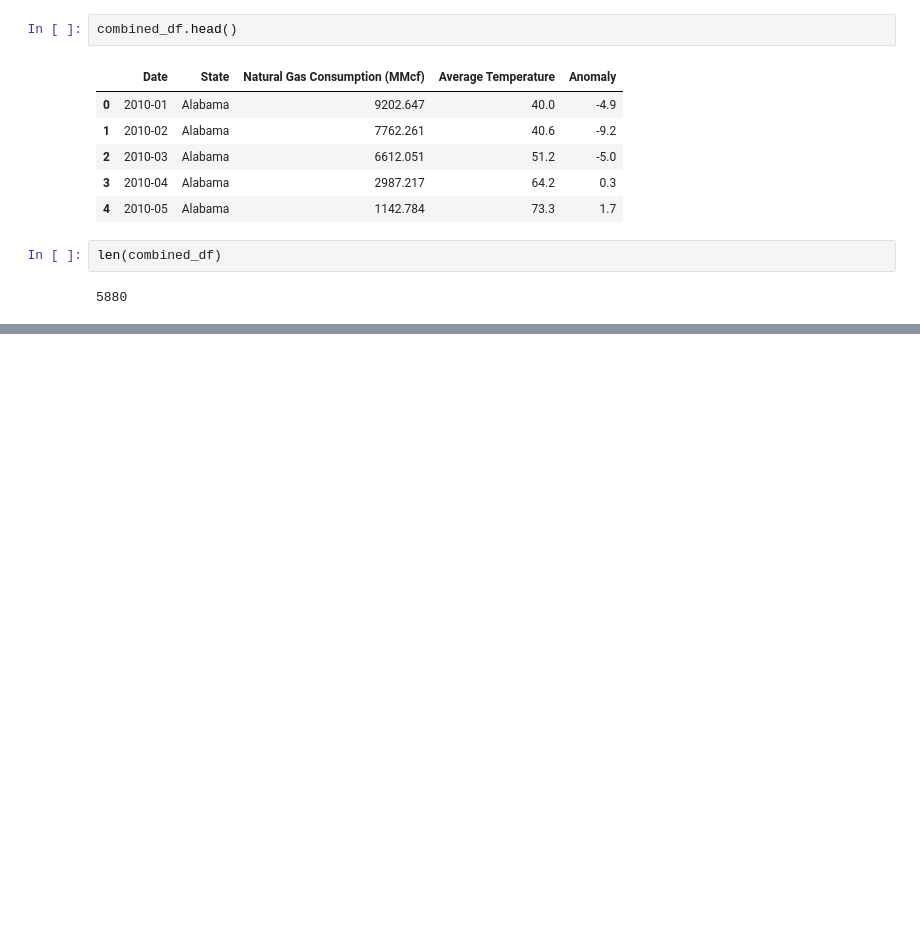
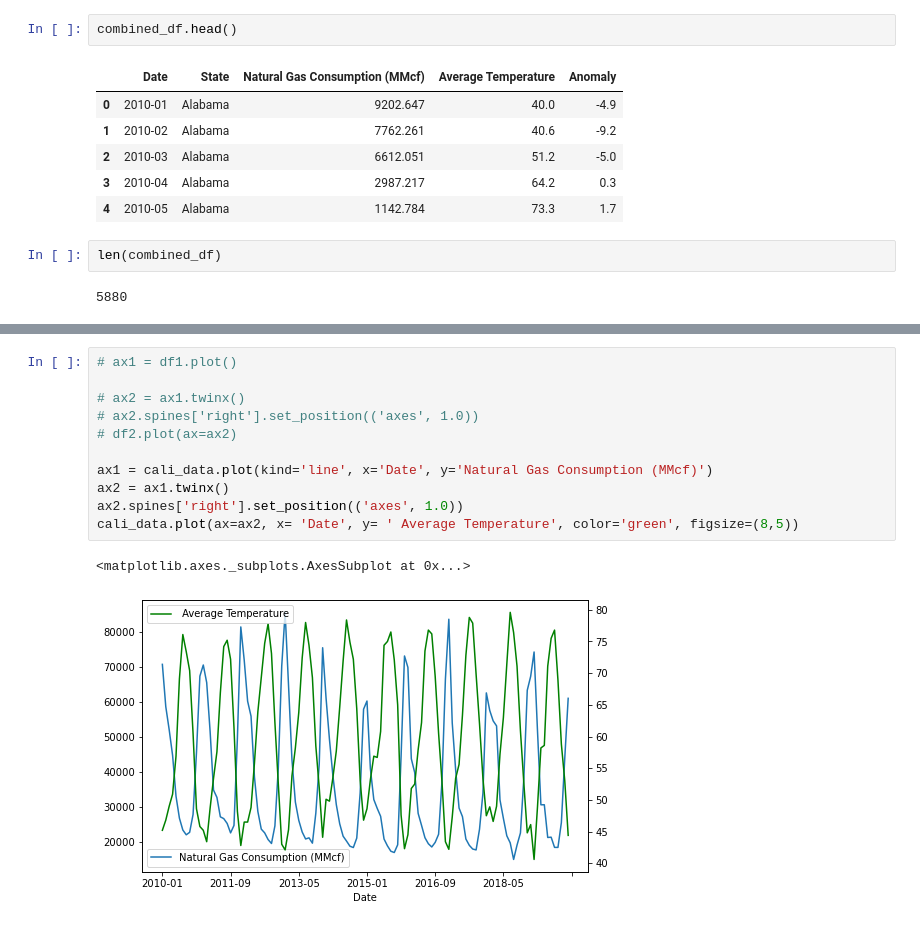
Before and after one commit to kcwf3d/databootcamp_Project_1, a Jupyter notebook: ma_pr1_data_clean.ipynb, the cells around one changed output, grey strips where cells are left out. Saved outputs shown, nothing was run; the diff lists cells and outputs as text; blank space fills up the shorter version.

```diff
--- a/ma_pr1_data_clean.ipynb
+++ b/ma_pr1_data_clean.ipynb
@@ -157,0 +177,14 @@ len(combined_df)
+# %%
+# ax1 = df1.plot()
+
+# ax2 = ax1.twinx()
+# ax2.spines['right'].set_position(('axes', 1.0))
+# df2.plot(ax=ax2)
+
+ax1 = cali_data.plot(kind='line', x='Date', y='Natural Gas Consumption (MMcf)')
+ax2 = ax1.twinx()
+ax2.spines['right'].set_position(('axes', 1.0))
+cali_data.plot(ax=ax2, x= 'Date', y= ' Average Temperature', color='green', figsize=(8,5))
+# %% [output]
+<matplotlib.axes._subplots.AxesSubplot at 0x...>
+[figure, added]
```
Also changed, not shown: parts of 4 cells of this notebook, 3 other files.
